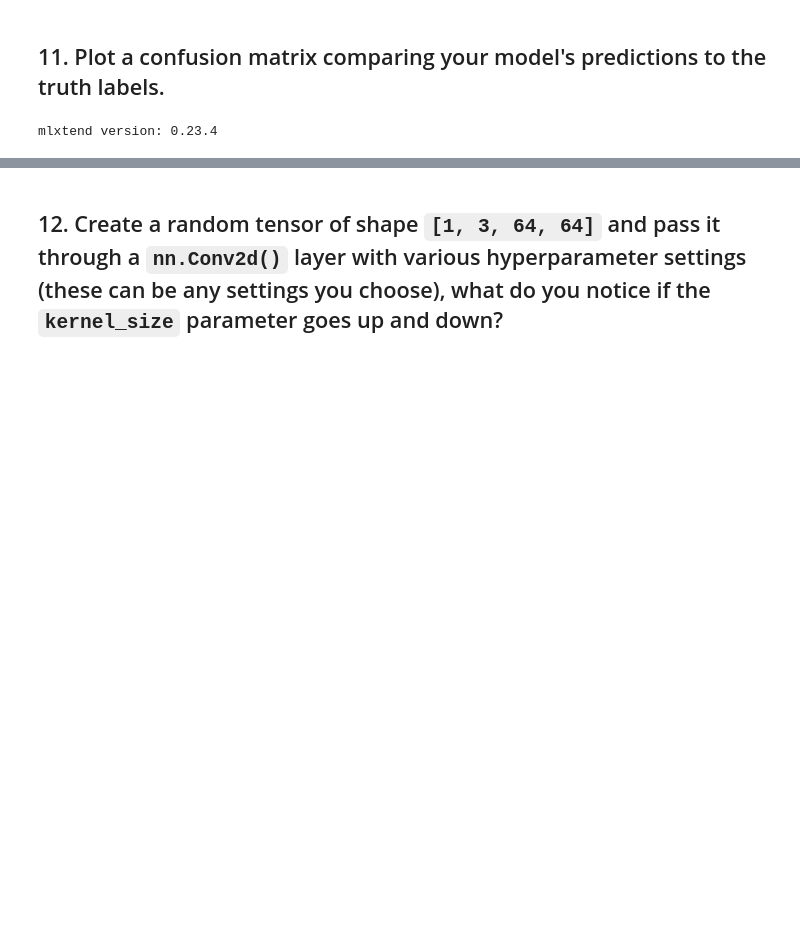
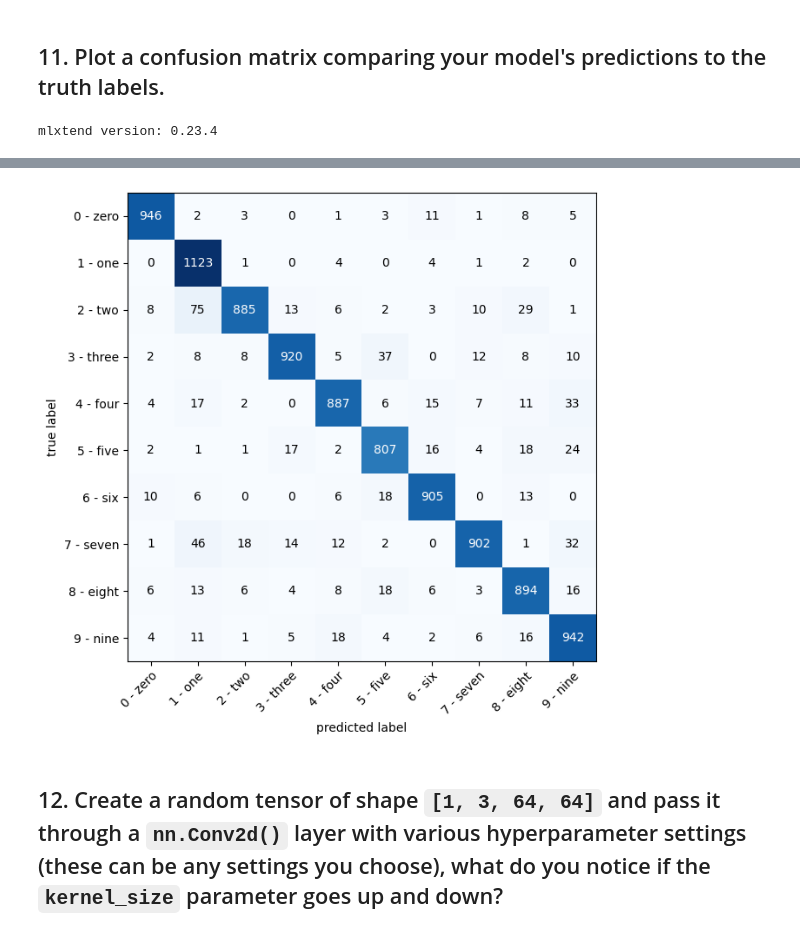
Before and after one commit to SiPilip/pytorch_course, a Jupyter notebook: 03_pytorch_computer_vision_exercises.ipynb, the cells around one changed output, grey strips where cells are left out. Cells and saved outputs as stored; diff of their text form; code cells hidden in the pictures; blank space fills up the shorter version.

```diff
--- a/03_pytorch_computer_vision_exercises.ipynb
+++ b/03_pytorch_computer_vision_exercises.ipynb
@@ -617,9 +619,19 @@ y_pred_tensor[:10]
 # %%
 from torchmetrics import ConfusionMatrix
 from mlxtend.plotting import plot_confusion_matrix
 
 # 2. Bangun confusion instance dan bandingkan prediksi terhadap label asli
 confmat = ConfusionMatrix(num_classes=len(class_names), task="multiclass")
-confmat_tensor = confmat(preds=y_pred)
+confmat_tensor = confmat(preds=y_pred_tensor,
+                         target=test_data.targets)
+
+# 3. Buat plot
+fig, ax = plot_confusion_matrix(
+    conf_mat = confmat_tensor.numpy(),
+    class_names = class_names,
+    figsize=(10,7)
+)
+# %% [output]
+[figure, added]
 # %% [markdown]
 ## 12. Create a random tensor of shape `[1, 3, 64, 64]` and pass it through a `nn.Conv2d()` layer with various hyperparameter settings (these can be any settings you choose), what do you notice if the `kernel_size` parameter goes up and down?
```
Also changed, not shown: parts of 2 cells of this notebook.
